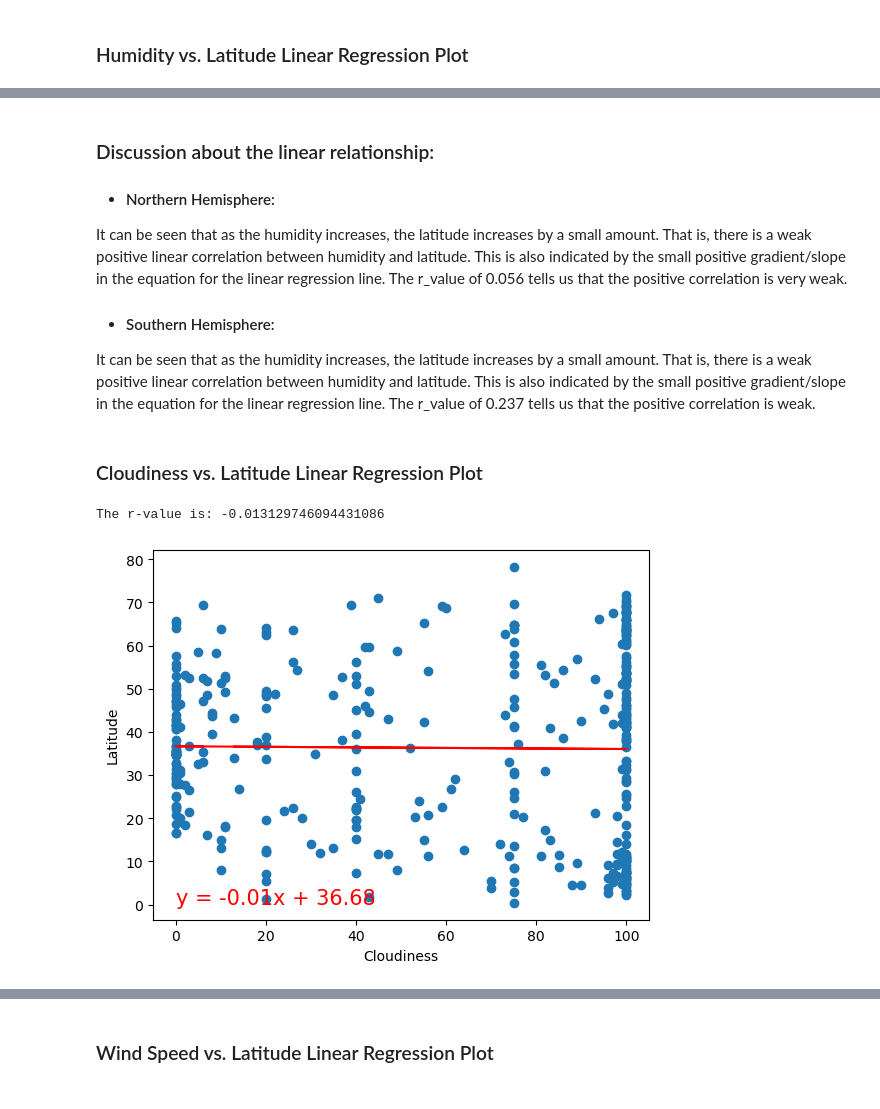
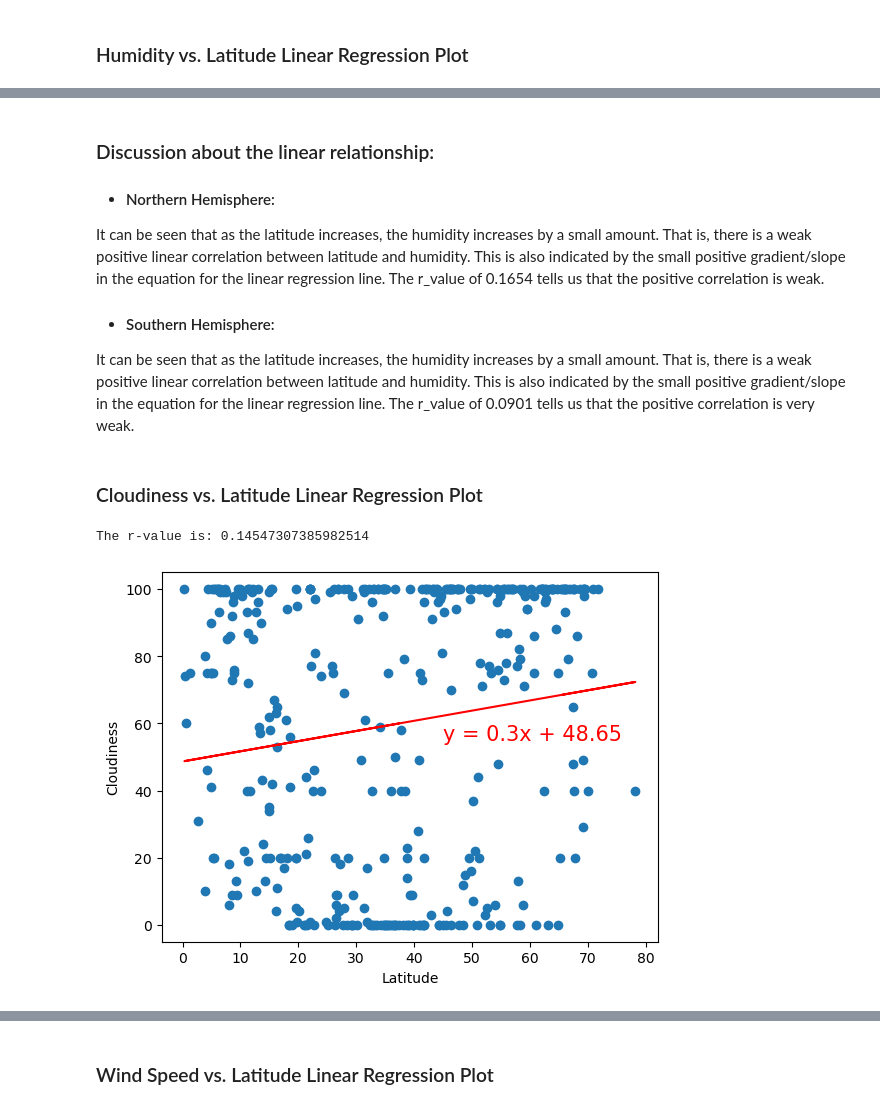
Before and after one commit to Rock2638/python-api-challenge, a Jupyter notebook: WeatherPy/WeatherPy.ipynb, the cells around one changed output, grey strips where cells are left out. Drawn from its saved outputs; the diff is of its cells as text; code cells hidden in the pictures.

```diff
--- a/WeatherPy/WeatherPy.ipynb
+++ b/WeatherPy/WeatherPy.ipynb
@@ -375,19 +359,19 @@ The r-value is: 0.23684043161872345
 ### Discussion about the linear relationship:
 
  - #### Northern Hemisphere:
-It can be seen that as the humidity increases, the latitude increases by a small amount. That is, there is a weak positive linear correlation between humidity and latitude. This is also indicated by the small positive gradient/slope in the equation for the linear regression line.
-The r_value of 0.056 tells us that the positive correlation is very weak.
+It can be seen that as the latitude increases, the humidity increases by a small amount. That is, there is a weak positive linear correlation between latitude and humidity. This is also indicated by the small positive gradient/slope in the equation for the linear regression line.
+The r_value of 0.1654 tells us that the positive correlation is weak.
 
  - #### Southern Hemisphere:
-It can be seen that as the humidity increases, the latitude increases by a small amount. That is, there is a weak positive linear correlation between humidity and latitude. This is also indicated by the small positive gradient/slope in the equation for the linear regression line.
-The r_value of 0.237 tells us that the positive correlation is weak.
+It can be seen that as the latitude increases, the humidity increases by a small amount. That is, there is a weak positive linear correlation between latitude and humidity. This is also indicated by the small positive gradient/slope in the equation for the linear regression line.
+The r_value of 0.0901 tells us that the positive correlation is very weak.
 # %% [markdown]
 ### Cloudiness vs. Latitude Linear Regression Plot
 # %%
 # Northern Hemisphere
-linear_regress_plots(northern_hemi_df["Cloudiness"], northern_hemi_df["Lat"], "Cloudiness", "Latitude",0,0)
+linear_regress_plots(northern_hemi_df["Lat"], northern_hemi_df["Cloudiness"], "Latitude", "Cloudiness",45,55)
 # %% [output]
-The r-value is: -0.013129746094431086
+The r-value is: 0.14547307385982514
-[figure, old version]
+[figure, new version]
 # %%
 # Southern Hemisphere
```
Also changed, not shown: parts of 22 cells of this notebook, 5 other files.
